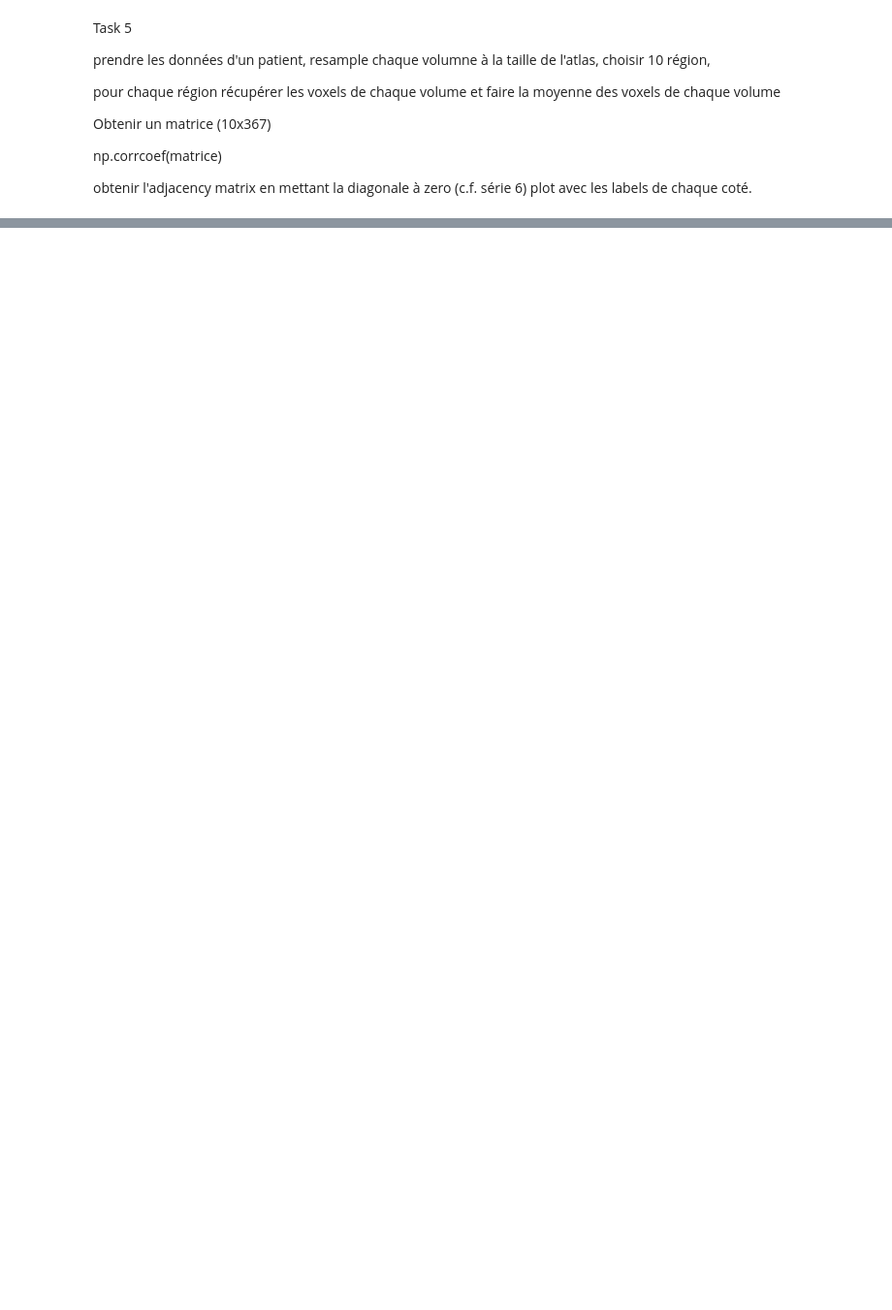
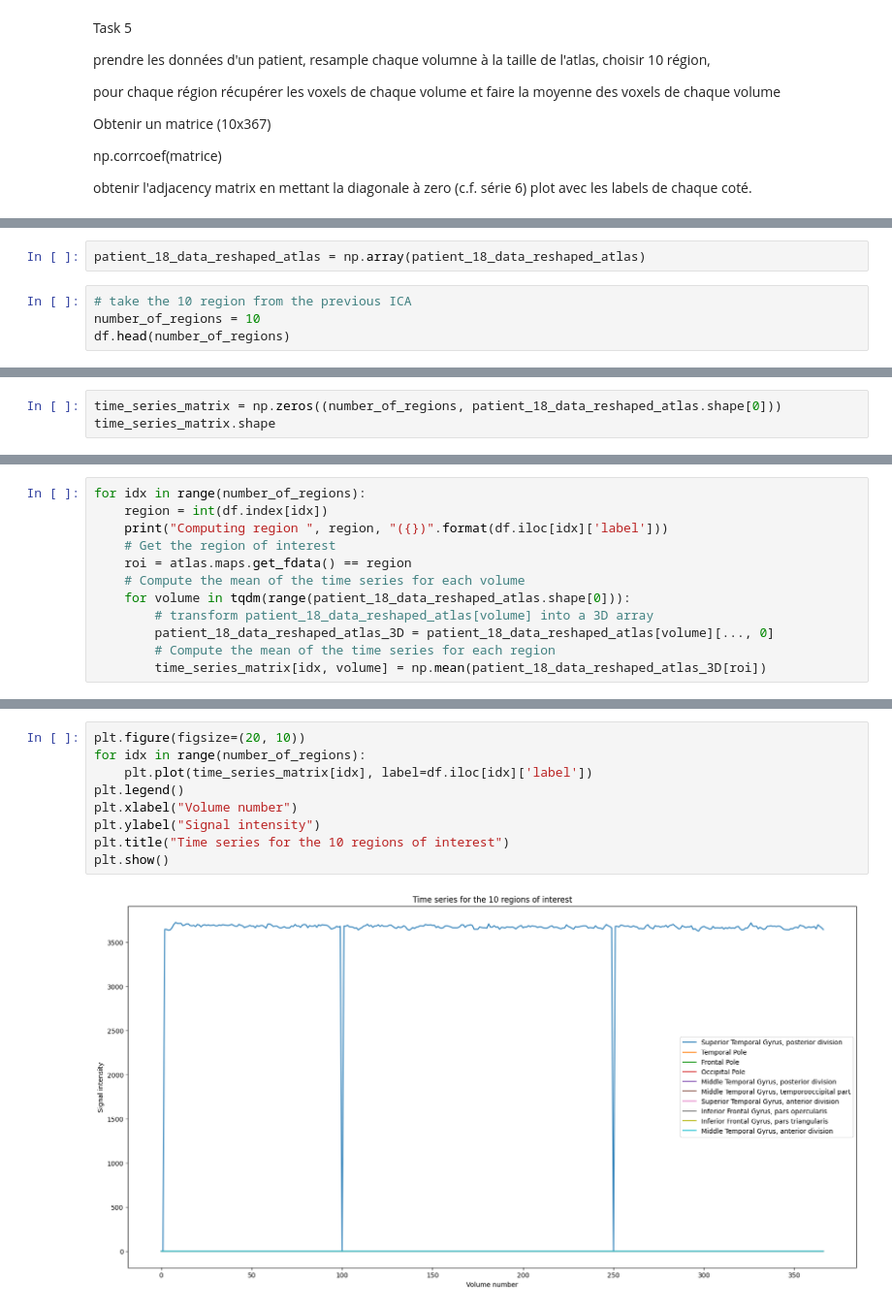
Before and after one commit to Neiizo/NSSP_421_Group_M, a Jupyter notebook: Project2/MiniProject2.ipynb, the cells around one changed output, grey strips where cells are left out. Shown at 97% size. Drawn from its saved outputs; the diff is of its cells as text; blank space fills up the shorter version.

```diff
--- a/Project2/MiniProject2.ipynb
+++ b/Project2/MiniProject2.ipynb
@@ -536,0 +568,6 @@ plot avec les labels de chaque coté.
+# %%
+patient_18_data_reshaped_atlas = np.array(patient_18_data_reshaped_atlas)
+# %%
+# take the 10 region from the previous ICA
+number_of_regions = 10
+df.head(number_of_regions)
@@ -536,0 +586,3 @@ plot avec les labels de chaque coté.
+# %%
+time_series_matrix = np.zeros((number_of_regions, patient_18_data_reshaped_atlas.shape[0]))
+time_series_matrix.shape
@@ -536,0 +591,12 @@ plot avec les labels de chaque coté.
+# %%
+for idx in range(number_of_regions):
+    region = int(df.index[idx])
+    print("Computing region ", region, "({})".format(df.iloc[idx]['label']))
+    # Get the region of interest
+    roi = atlas.maps.get_fdata() == region
+    # Compute the mean of the time series for each volume
+    for volume in tqdm(range(patient_18_data_reshaped_atlas.shape[0])):
+        # transform patient_18_data_reshaped_atlas[volume] into a 3D array
+        patient_18_data_reshaped_atlas_3D = patient_18_data_reshaped_atlas[volume][..., 0]
+        # Compute the mean of the time series for each region
+        time_series_matrix[idx, volume] = np.mean(patient_18_data_reshaped_atlas_3D[roi])
@@ -536,0 +614,11 @@ plot avec les labels de chaque coté.
+# %%
+plt.figure(figsize=(20, 10))
+for idx in range(number_of_regions):
+    plt.plot(time_series_matrix[idx], label=df.iloc[idx]['label'])
+plt.legend()
+plt.xlabel("Volume number")
+plt.ylabel("Signal intensity")
+plt.title("Time series for the 10 regions of interest")
+plt.show()
+# %% [output]
+[figure, added]
```
Also changed, not shown: parts of 15 cells of this notebook.
